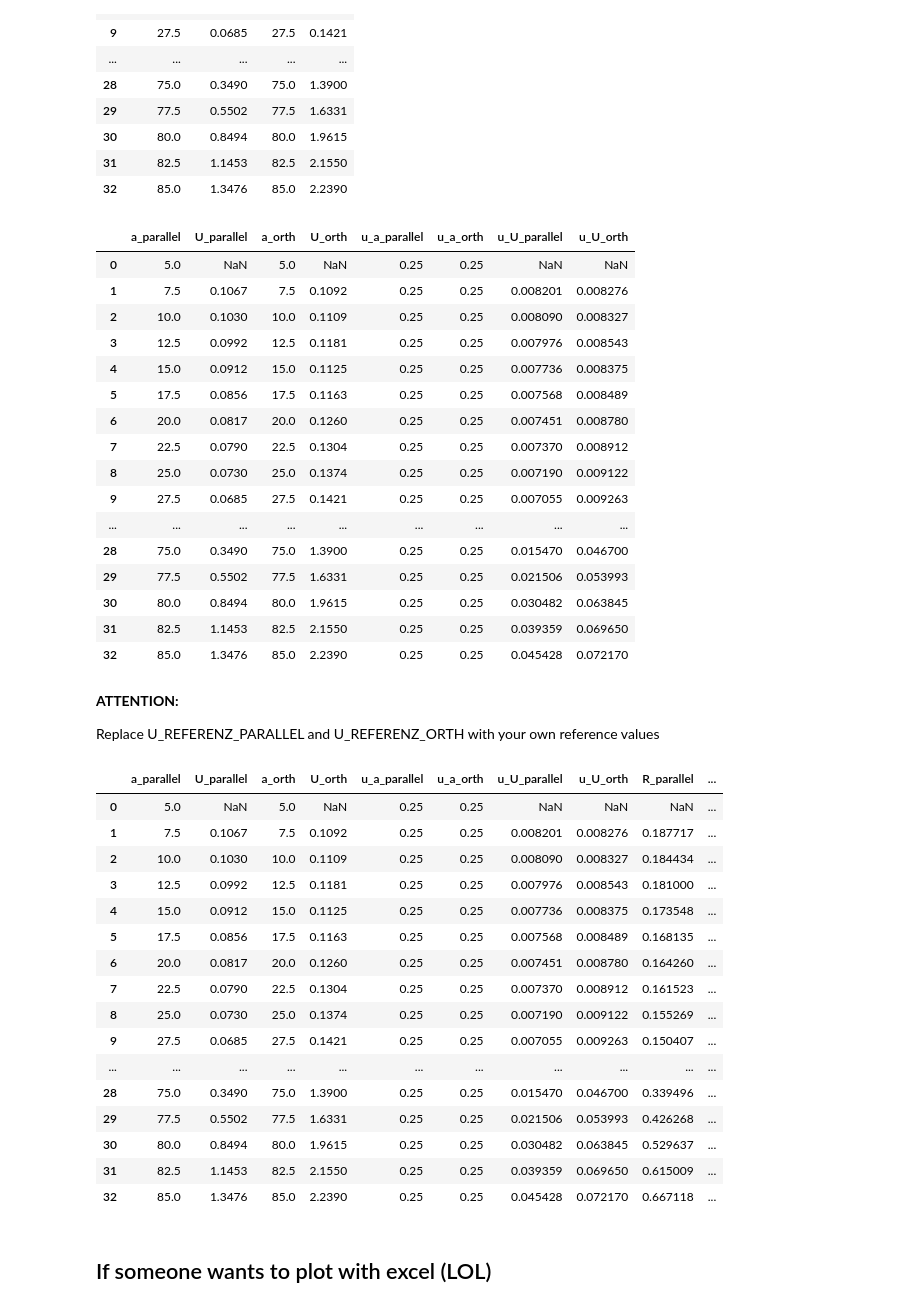
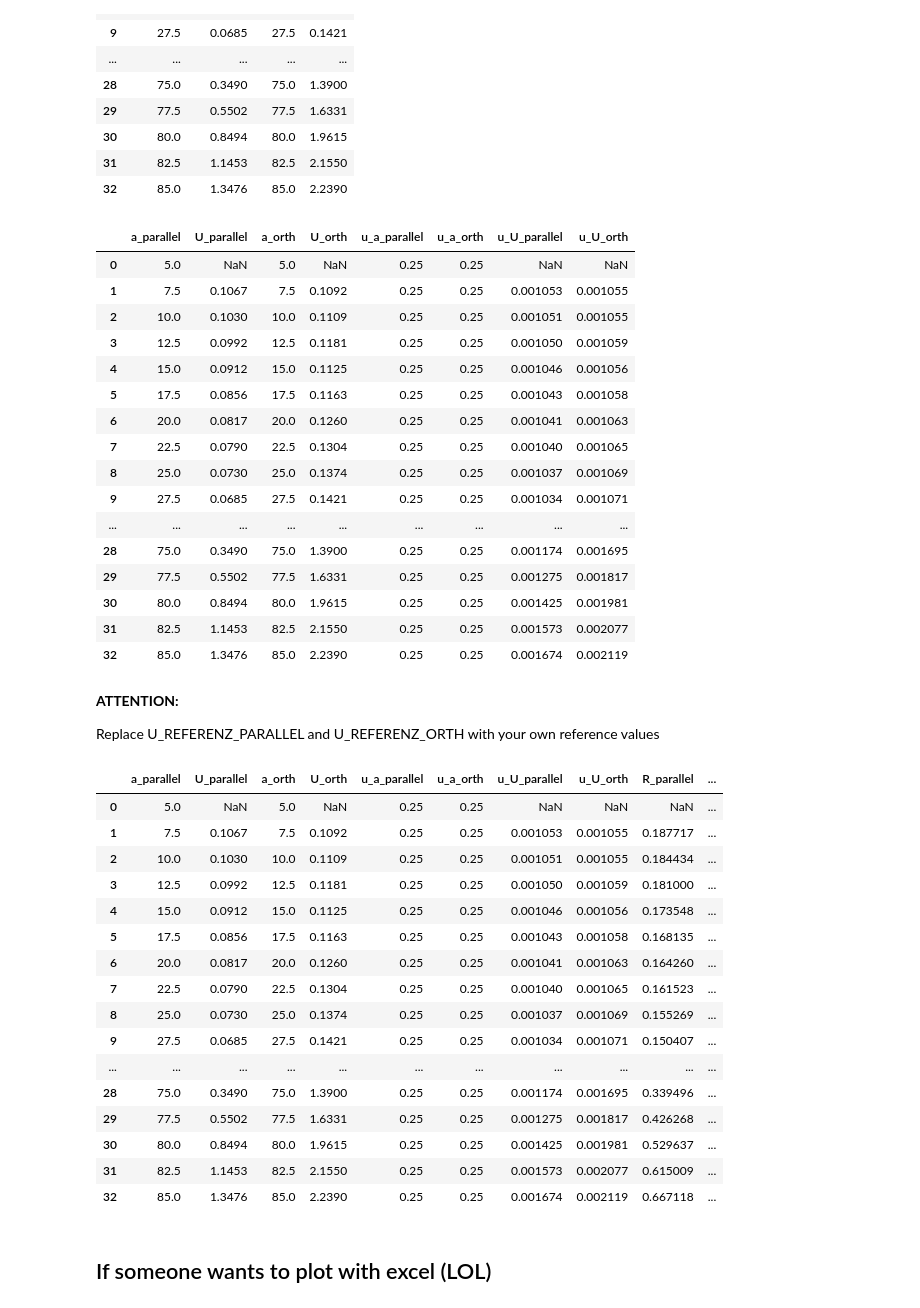
Before and after one commit to Priapos1004/IMP-utils, a Jupyter notebook: IMP_utils_py_examples/O11.ipynb, the cells around one changed output. Saved outputs shown, nothing was run; the diff lists cells and outputs as text; code cells hidden in the pictures.

```diff
--- a/IMP_utils_py_examples/O11.ipynb
+++ b/IMP_utils_py_examples/O11.ipynb
@@ -118,31 +108,31 @@ df_plot
 # %%
 # add errors
 df_plot["u_a_parallel"] = 0.25
 df_plot["u_a_orth"] = 0.25
 
-# formel: 0.03 * U + 0.005
-df_plot["u_U_parallel"] = 0.03 * df_plot["U_parallel"] + 0.005
-df_plot["u_U_orth"] = 0.03 * df_plot["U_orth"] + 0.005
+# formel: 0.05% * U + 0.001V (https://www.manualslib.de/manual/272782/Voltcraft-Vc650Bt.html?page=36#manual)
+df_plot["u_U_parallel"] = 0.0005 * df_plot["U_parallel"] + 0.001
+df_plot["u_U_orth"] = 0.0005 * df_plot["U_orth"] + 0.001
 
 df_plot
 # %% [output]
 |  | a_parallel | U_parallel | a_orth | U_orth | u_a_parallel | u_a_orth | u_U_parallel | u_U_orth |
 | 0 | 5.0 | NaN | 5.0 | NaN | 0.25 | 0.25 | NaN | NaN |
-| 1 | 7.5 | 0.1067 | 7.5 | 0.1092 | 0.25 | 0.25 | 0.008201 | 0.008276 |
-| 2 | 10.0 | 0.1030 | 10.0 | 0.1109 | 0.25 | 0.25 | 0.008090 | 0.008327 |
-| 3 | 12.5 | 0.0992 | 12.5 | 0.1181 | 0.25 | 0.25 | 0.007976 | 0.008543 |
-| 4 | 15.0 | 0.0912 | 15.0 | 0.1125 | 0.25 | 0.25 | 0.007736 | 0.008375 |
-| 5 | 17.5 | 0.0856 | 17.5 | 0.1163 | 0.25 | 0.25 | 0.007568 | 0.008489 |
-| 6 | 20.0 | 0.0817 | 20.0 | 0.1260 | 0.25 | 0.25 | 0.007451 | 0.008780 |
-| 7 | 22.5 | 0.0790 | 22.5 | 0.1304 | 0.25 | 0.25 | 0.007370 | 0.008912 |
-| 8 | 25.0 | 0.0730 | 25.0 | 0.1374 | 0.25 | 0.25 | 0.007190 | 0.009122 |
-| 9 | 27.5 | 0.0685 | 27.5 | 0.1421 | 0.25 | 0.25 | 0.007055 | 0.009263 |
+| 1 | 7.5 | 0.1067 | 7.5 | 0.1092 | 0.25 | 0.25 | 0.001053 | 0.001055 |
+| 2 | 10.0 | 0.1030 | 10.0 | 0.1109 | 0.25 | 0.25 | 0.001051 | 0.001055 |
+| 3 | 12.5 | 0.0992 | 12.5 | 0.1181 | 0.25 | 0.25 | 0.001050 | 0.001059 |
+| 4 | 15.0 | 0.0912 | 15.0 | 0.1125 | 0.25 | 0.25 | 0.001046 | 0.001056 |
+| 5 | 17.5 | 0.0856 | 17.5 | 0.1163 | 0.25 | 0.25 | 0.001043 | 0.001058 |
+| 6 | 20.0 | 0.0817 | 20.0 | 0.1260 | 0.25 | 0.25 | 0.001041 | 0.001063 |
+| 7 | 22.5 | 0.0790 | 22.5 | 0.1304 | 0.25 | 0.25 | 0.001040 | 0.001065 |
+| 8 | 25.0 | 0.0730 | 25.0 | 0.1374 | 0.25 | 0.25 | 0.001037 | 0.001069 |
+| 9 | 27.5 | 0.0685 | 27.5 | 0.1421 | 0.25 | 0.25 | 0.001034 | 0.001071 |
 | ... | ... | ... | ... | ... | ... | ... | ... | ... |
-| 28 | 75.0 | 0.3490 | 75.0 | 1.3900 | 0.25 | 0.25 | 0.015470 | 0.046700 |
-| 29 | 77.5 | 0.5502 | 77.5 | 1.6331 | 0.25 | 0.25 | 0.021506 | 0.053993 |
-| 30 | 80.0 | 0.8494 | 80.0 | 1.9615 | 0.25 | 0.25 | 0.030482 | 0.063845 |
-| 31 | 82.5 | 1.1453 | 82.5 | 2.1550 | 0.25 | 0.25 | 0.039359 | 0.069650 |
-| 32 | 85.0 | 1.3476 | 85.0 | 2.2390 | 0.25 | 0.25 | 0.045428 | 0.072170 |
+| 28 | 75.0 | 0.3490 | 75.0 | 1.3900 | 0.25 | 0.25 | 0.001174 | 0.001695 |
+| 29 | 77.5 | 0.5502 | 77.5 | 1.6331 | 0.25 | 0.25 | 0.001275 | 0.001817 |
+| 30 | 80.0 | 0.8494 | 80.0 | 1.9615 | 0.25 | 0.25 | 0.001425 | 0.001981 |
+| 31 | 82.5 | 1.1453 | 82.5 | 2.1550 | 0.25 | 0.25 | 0.001573 | 0.002077 |
+| 32 | 85.0 | 1.3476 | 85.0 | 2.2390 | 0.25 | 0.25 | 0.001674 | 0.002119 |
 # %% [markdown]
 **ATTENTION:**
 
@@ -152,8 +142,9 @@ Replace U_REFERENZ_PARALLEL and U_REFERENZ_ORTH with your own reference values
 U_REFERENZ_PARALLEL = 3.028
 U_REFERENZ_ORTH = 3.041
 
-u_U_REFERENZ_PARALLEL = 0.03 * U_REFERENZ_PARALLEL + 0.005
-u_U_REFERENZ_ORTH = 0.03 * U_REFERENZ_ORTH + 0.005
+# formel: 0.05% * U + 0.001V (https://www.manualslib.de/manual/272782/Voltcraft-Vc650Bt.html?page=36#manual)
+u_U_REFERENZ_PARALLEL = 0.0005 * U_REFERENZ_PARALLEL + 0.001
+u_U_REFERENZ_ORTH = 0.0005 * U_REFERENZ_ORTH + 0.001
 
 df_plot["R_parallel"] = np.sqrt(df_plot["U_parallel"]/U_REFERENZ_PARALLEL)
 df_plot["R_orth"] = np.sqrt(df_plot["U_orth"]/U_REFERENZ_ORTH)
@@ -166,21 +157,21 @@ df_plot
 # %% [output]
 |  | a_parallel | U_parallel | a_orth | U_orth | u_a_parallel | u_a_orth | u_U_parallel | u_U_orth | R_parallel | ... |
 | 0 | 5.0 | NaN | 5.0 | NaN | 0.25 | 0.25 | NaN | NaN | NaN | ... |
-| 1 | 7.5 | 0.1067 | 7.5 | 0.1092 | 0.25 | 0.25 | 0.008201 | 0.008276 | 0.187717 | ... |
-| 2 | 10.0 | 0.1030 | 10.0 | 0.1109 | 0.25 | 0.25 | 0.008090 | 0.008327 | 0.184434 | ... |
-| 3 | 12.5 | 0.0992 | 12.5 | 0.1181 | 0.25 | 0.25 | 0.007976 | 0.008543 | 0.181000 | ... |
-| 4 | 15.0 | 0.0912 | 15.0 | 0.1125 | 0.25 | 0.25 | 0.007736 | 0.008375 | 0.173548 | ... |
-| 5 | 17.5 | 0.0856 | 17.5 | 0.1163 | 0.25 | 0.25 | 0.007568 | 0.008489 | 0.168135 | ... |
-| 6 | 20.0 | 0.0817 | 20.0 | 0.1260 | 0.25 | 0.25 | 0.007451 | 0.008780 | 0.164260 | ... |
-| 7 | 22.5 | 0.0790 | 22.5 | 0.1304 | 0.25 | 0.25 | 0.007370 | 0.008912 | 0.161523 | ... |
-| 8 | 25.0 | 0.0730 | 25.0 | 0.1374 | 0.25 | 0.25 | 0.007190 | 0.009122 | 0.155269 | ... |
-| 9 | 27.5 | 0.0685 | 27.5 | 0.1421 | 0.25 | 0.25 | 0.007055 | 0.009263 | 0.150407 | ... |
+| 1 | 7.5 | 0.1067 | 7.5 | 0.1092 | 0.25 | 0.25 | 0.001053 | 0.001055 | 0.187717 | ... |
+| 2 | 10.0 | 0.1030 | 10.0 | 0.1109 | 0.25 | 0.25 | 0.001051 | 0.001055 | 0.184434 | ... |
+| 3 | 12.5 | 0.0992 | 12.5 | 0.1181 | 0.25 | 0.25 | 0.001050 | 0.001059 | 0.181000 | ... |
+| 4 | 15.0 | 0.0912 | 15.0 | 0.1125 | 0.25 | 0.25 | 0.001046 | 0.001056 | 0.173548 | ... |
+| 5 | 17.5 | 0.0856 | 17.5 | 0.1163 | 0.25 | 0.25 | 0.001043 | 0.001058 | 0.168135 | ... |
+| 6 | 20.0 | 0.0817 | 20.0 | 0.1260 | 0.25 | 0.25 | 0.001041 | 0.001063 | 0.164260 | ... |
+| 7 | 22.5 | 0.0790 | 22.5 | 0.1304 | 0.25 | 0.25 | 0.001040 | 0.001065 | 0.161523 | ... |
+| 8 | 25.0 | 0.0730 | 25.0 | 0.1374 | 0.25 | 0.25 | 0.001037 | 0.001069 | 0.155269 | ... |
+| 9 | 27.5 | 0.0685 | 27.5 | 0.1421 | 0.25 | 0.25 | 0.001034 | 0.001071 | 0.150407 | ... |
 | ... | ... | ... | ... | ... | ... | ... | ... | ... | ... | ... |
-| 28 | 75.0 | 0.3490 | 75.0 | 1.3900 | 0.25 | 0.25 | 0.015470 | 0.046700 | 0.339496 | ... |
-| 29 | 77.5 | 0.5502 | 77.5 | 1.6331 | 0.25 | 0.25 | 0.021506 | 0.053993 | 0.426268 | ... |
-| 30 | 80.0 | 0.8494 | 80.0 | 1.9615 | 0.25 | 0.25 | 0.030482 | 0.063845 | 0.529637 | ... |
-| 31 | 82.5 | 1.1453 | 82.5 | 2.1550 | 0.25 | 0.25 | 0.039359 | 0.069650 | 0.615009 | ... |
-| 32 | 85.0 | 1.3476 | 85.0 | 2.2390 | 0.25 | 0.25 | 0.045428 | 0.072170 | 0.667118 | ... |
+| 28 | 75.0 | 0.3490 | 75.0 | 1.3900 | 0.25 | 0.25 | 0.001174 | 0.001695 | 0.339496 | ... |
+| 29 | 77.5 | 0.5502 | 77.5 | 1.6331 | 0.25 | 0.25 | 0.001275 | 0.001817 | 0.426268 | ... |
+| 30 | 80.0 | 0.8494 | 80.0 | 1.9615 | 0.25 | 0.25 | 0.001425 | 0.001981 | 0.529637 | ... |
+| 31 | 82.5 | 1.1453 | 82.5 | 2.1550 | 0.25 | 0.25 | 0.001573 | 0.002077 | 0.615009 | ... |
+| 32 | 85.0 | 1.3476 | 85.0 | 2.2390 | 0.25 | 0.25 | 0.001674 | 0.002119 | 0.667118 | ... |
 # %%
 # save as csv
 df_plot.to_csv("../data/Grundpraktikum/O11_data.csv")
```
Also changed, not shown: parts of 1 cell of this notebook.
